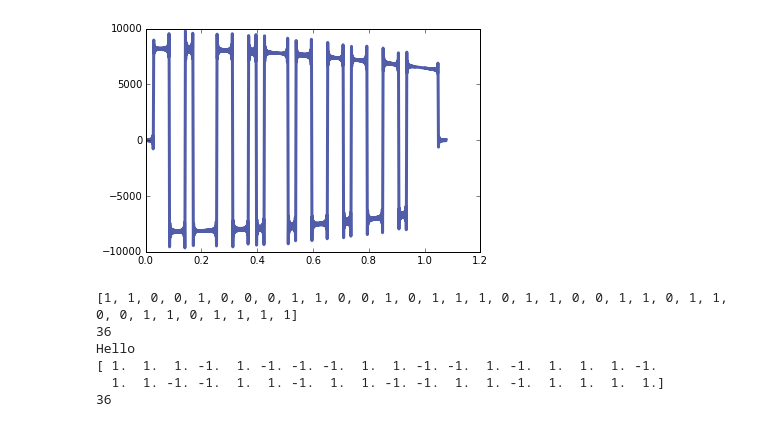
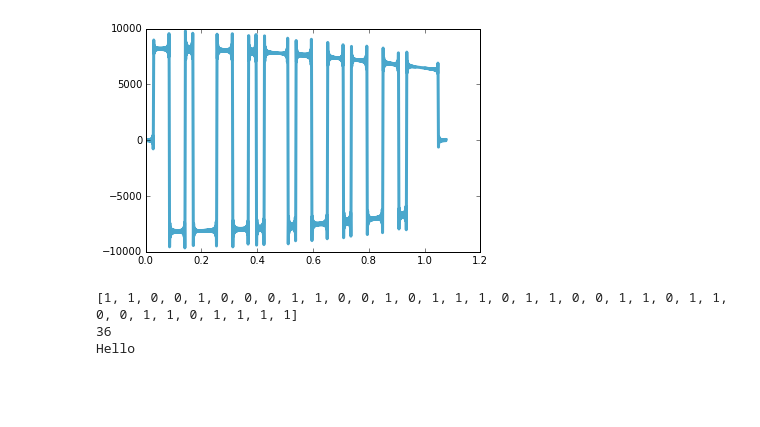
Before and after one commit to RRameshwar/SigSys_PS09, a Jupyter notebook: PS09 ARA.ipynb, the cells around one changed output. Drawn from its saved outputs; the diff is of its cells as text; code cells hidden in the pictures; blank space fills up the shorter version.

```diff
--- a/PS09 ARA.ipynb
+++ b/PS09 ARA.ipynb
@@ -149,16 +147,13 @@ def ARAdecoding(wave):
     print len(bits)
     bits = bits[1:len(bits)]
     bits = np.int_(bits)
-    print NPbits2String(bits)
+    return NPbits2String(bits)
-# %%
-ARAdecoding('AcousticModemTx.wav')
-print(encoded)
-print len(encoded)
-# %% [output]
-[figure, removed]
-[1, 1, 0, 0, 1, 0, 0, 0, 1, 1, 0, 0, 1, 0, 1, 1, 1, 0, 1, 1, 0, 0, 1, 1, 0, 1, 1, 0, 0, 1, 1, 0, 1, 1, 1, 1]
-36
-Hello
-[ 1.  1.  1. -1.  1. -1. -1. -1.  1.  1. -1. -1.  1. -1.  1.  1.  1. -1.
-  1.  1. -1. -1.  1.  1. -1.  1.  1. -1. -1.  1.  1. -1.  1.  1.  1.  1.]
-36
+# %%
+wav = 'AcousticModemTx.wav'
+text = ARAdecoding(wav)
+print text
+# %% [output]
+[figure, added]
+[1, 1, 0, 0, 1, 0, 0, 0, 1, 1, 0, 0, 1, 0, 1, 1, 1, 0, 1, 1, 0, 0, 1, 1, 0, 1, 1, 0, 0, 1, 1, 0, 1, 1, 1, 1]
+36
+Hello
```
Also changed, not shown: parts of 6 cells of this notebook.
